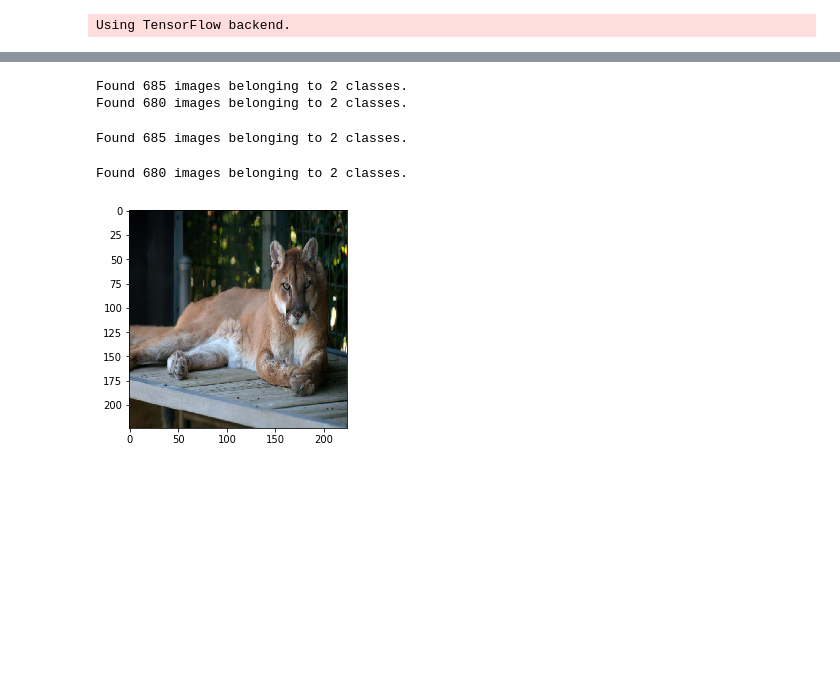
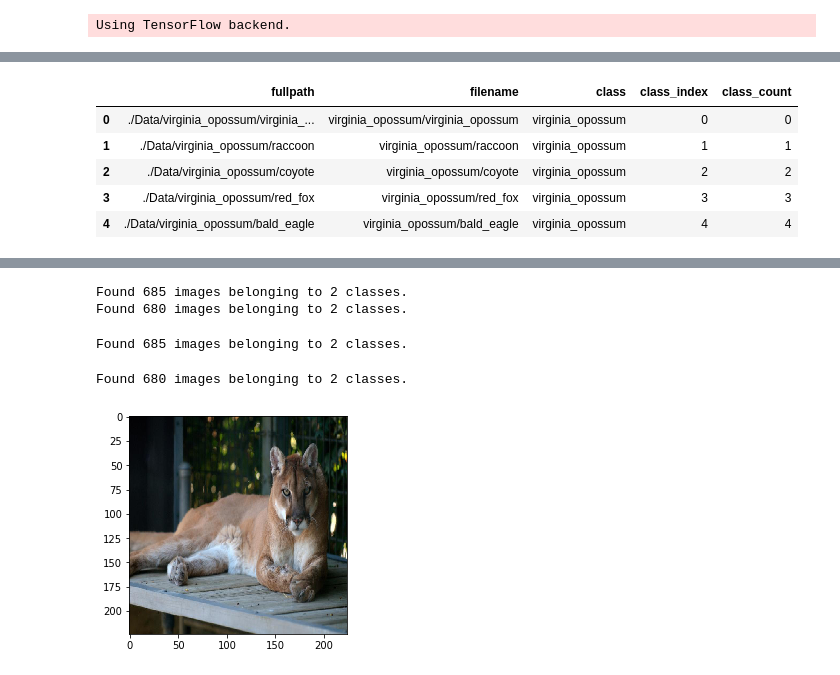
Before and after one commit to johnmarkdaniels/flatiron_final_project, a Jupyter notebook: wildlife_classification.ipynb, the cells around one changed output, grey strips where cells are left out. Saved outputs shown, nothing was run; the diff lists cells and outputs as text; code cells hidden in the pictures; blank space fills up the shorter version.

```diff
--- a/wildlife_classification.ipynb
+++ b/wildlife_classification.ipynb
@@ -181,0 +86,19 @@ metadata_df.category_name.value_counts()
+# %%
+file_list_df = pd.DataFrame(listOfFiles, columns=['fullpath'])
+
+
+
+file_list_df['filename'] = file_list_df.fullpath.apply(lambda x: x.replace(dirName, ''))
+file_list_df['class'] = file_list_df.filename.apply(lambda x: x.split('/')[0])
+file_list_df['class_index'] = file_list_df.groupby('class').cumcount()
+file_list_df['class_count'] = file_list_df.groupby('class').cumcount(max)
+#file_list_df['class_percent'] = file_list_df.class_index / file_list_df.groupby('class').count()
+
+file_list_df.head()
+# %% [output]
+|  | fullpath | filename | class | class_index | class_count |
+| 0 | ./Data/virginia_opossum/virginia_... | virginia_opossum/virginia_opossum | virginia_opossum | 0 | 0 |
+| 1 | ./Data/virginia_opossum/raccoon | virginia_opossum/raccoon | virginia_opossum | 1 | 1 |
+| 2 | ./Data/virginia_opossum/coyote | virginia_opossum/coyote | virginia_opossum | 2 | 2 |
+| 3 | ./Data/virginia_opossum/red_fox | virginia_opossum/red_fox | virginia_opossum | 3 | 3 |
+| 4 | ./Data/virginia_opossum/bald_eagle | virginia_opossum/bald_eagle | virginia_opossum | 4 | 4 |
```
Also changed, not shown: parts of 18 cells of this notebook, 4 other files.
